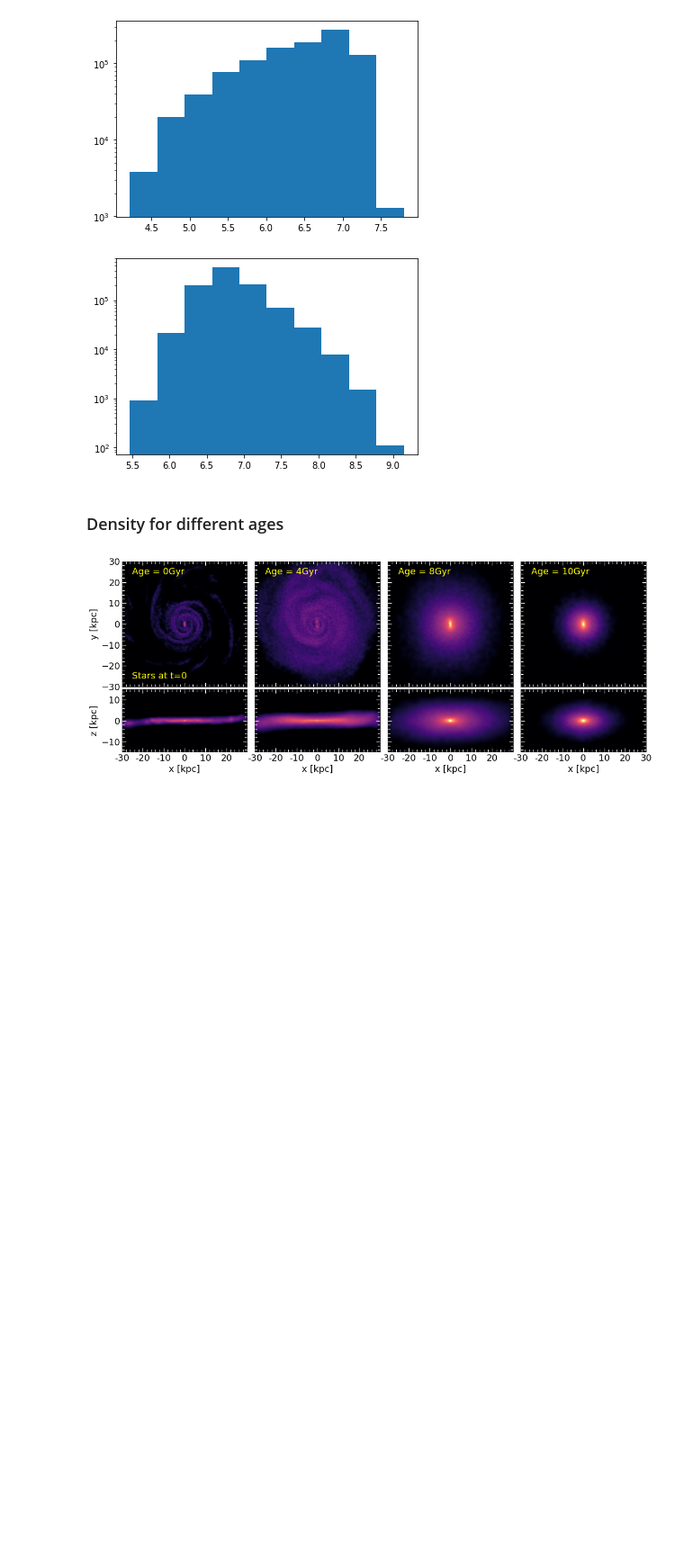
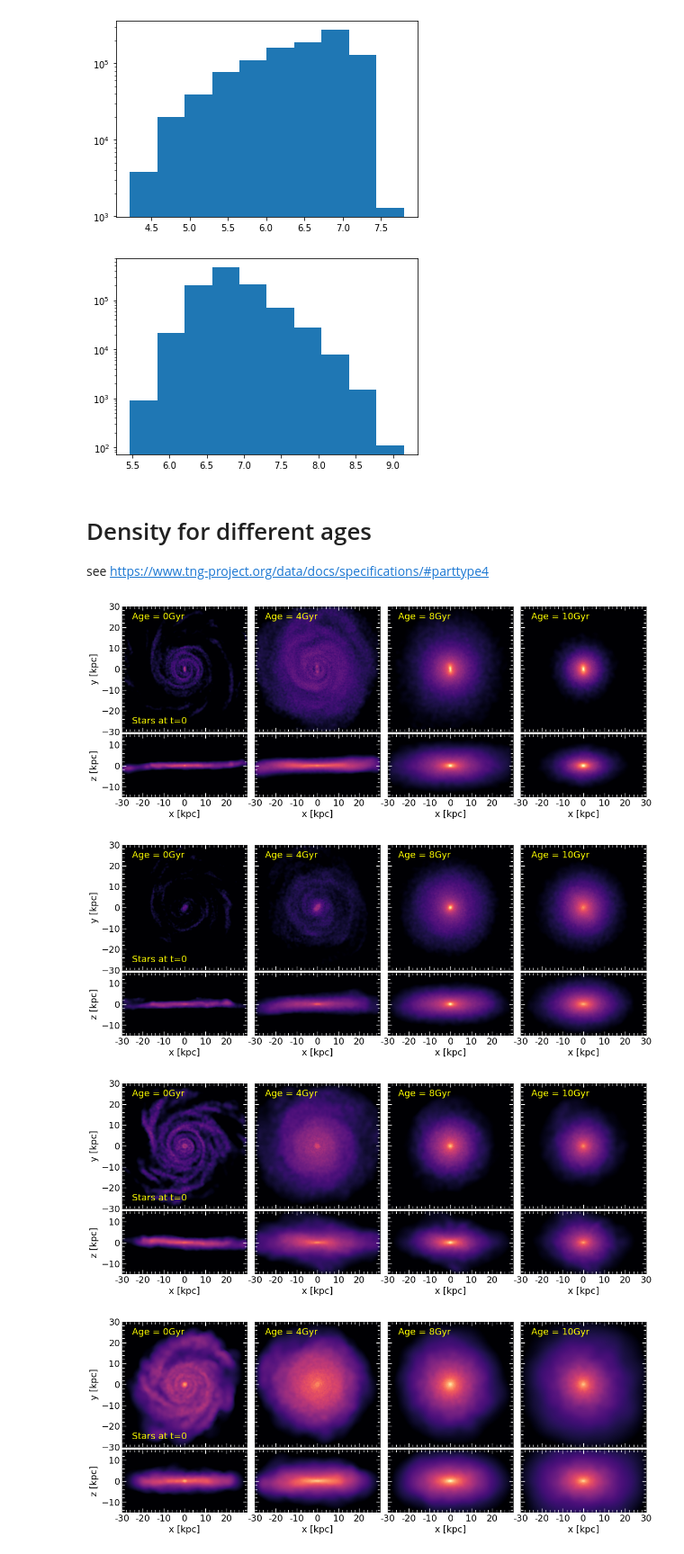
Before and after one commit to ornemarioni/gradients, a Jupyter notebook: programs/density_plots.ipynb, the cells around one changed output. Shown at 90% size. Cells and saved outputs as stored; diff of their text form; code cells hidden in the pictures; blank space fills up the shorter version.

```diff
--- a/programs/density_plots.ipynb
+++ b/programs/density_plots.ipynb
@@ -36,7 +39,7 @@ import matplotlib.patches as patches
 
 path = '/z/omarioni/gradients/_simulations/snap_127/'
 
-for j in subh_ind[7:8]:
+for j in subh_ind[:8]:
 
     snap = h5py.File(path + 'subhalo_'+str('%03d'%j)+'.h5py', 'r')
 
@@ -387,8 +390,9 @@ for j in subh_ind[7:8]:
 
     plt.show()
 
-    path2 = '/z/omarioni/gradients/_imagenes/mass_density/'
+    path2 = '../_imagenes/mass_density/'
     fig.savefig(path2 + 'subhalo_'+str('%03d'%j)+'.png', dpi = 100, xxbox_inches='tight')
 
     plt.close()
+    plt.clf()
 # %% [output]
@@ -545,7 +554,9 @@ rend2.histogram(log=True)
 # %% [output]
 [figure]
 # %% [markdown]
-### Density for different ages
+# Density for different ages
+
+see https://www.tng-project.org/data/docs/specifications/#parttype4
 # %%
 import matplotlib.pyplot as plt
 import h5py
@@ -557,7 +568,7 @@ import sphviewer as sph
 
 path = '/z/omarioni/gradients/_simulations/snap_127/'
 
-for j in subh_ind[:1]:
+for j in subh_ind[:8]:
 
     snap = h5py.File(path + 'subhalo_'+str('%03d'%j)+'.h5py', 'r')
 
@@ -573,25 +584,27 @@ for j in subh_ind[:1]:
     met  = snap['/Str/Metallicity'][()]
     sft  = snap['/Str/FormationTime'][()]
 
-    age_ = time.conv2(sft, h, Om_L, Om_M)
-    aa   = ~np.isnan(age_)
-    age_ = age_[aa]
-    age  = np.nanmax(age_) - age_
+    amask, = np.where(sft>0) #aca puede haber particulas con age<0, esas no son estrellas son gas cells.
+    ages = time.conv2(sft[amask], h, Om_L, Om_M) #transformo el tiempo de formacion de factor de escala a Gyr
+#     aa   = ~np.isnan(ages) # me quedo con los que no son nan --> este no haria falta porque no daria nan porque no hay negativos.
+    age  = np.max(ages) - ages #lo resto asi saco la edad de las particulas (inverso al tiempo de form)
 
-    FeH_ = met[:,8]/met[:,0]
-    FeH  = FeH_/0.0127
 
-    xstr = pstr[:,0]*aexp/h
-    ystr = pstr[:,1]*aexp/h
-    zstr = pstr[:,2]*aexp/h
+
+    FeH_ = met[amask,8]/met[amask,0] # Fe / H (hierro sobre hidrogeno)
+    FeH  = FeH_/0.0127 #para pasarlo a metalicidad solar (ver Illustris data)
+
+    xstr = pstr[amask,0] * aexp/h
+    ystr = pstr[amask,1] * aexp/h
+    zstr = pstr[amask,2] * aexp/h
     rstr = np.sqrt(xstr**2+ystr**2+zstr**2)
 
-    v_x = vstr[:,0] *np.sqrt(aexp)
-    v_y = vstr[:,1] *np.sqrt(aexp)
-    v_z = vstr[:,2] *np.sqrt(aexp)
+    v_x = vstr[amask,0] * np.sqrt(aexp)
+    v_y = vstr[amask,1] * np.sqrt(aexp)
+    v_z = vstr[amask,2] * np.sqrt(aexp)
 
     #----------------------masas----------------------------
-    mstr = mstr/h
+    mstr = mstr[amask] * 1e10/h
 
     veloc,=np.where(rstr < 3)
 
@@ -611,11 +624,6 @@ for j in subh_ind[:1]:
     zn_str = e3x*xstr + e3y*ystr + e3z*zstr
 
     Rstr = np.sqrt(xn_str**2 + yn_str**2)
-
-    mstr   = mstr[aa]
-    xn_str = xn_str[aa]
-    yn_str = yn_str[aa]
-    zn_str = zn_str[aa]
 
     pos_str  = np.ndarray([np.size(xn_str),3])
     pos_str[:,0] = xn_str
@@ -650,7 +658,7 @@ for j in subh_ind[:1]:
     #         npixel = 1000
     npixel = 1000
 
-    particles=sph.Particles(pos_str[corte,:][age_0,:],mstr[corte][age_0]*1e10,nb=nb1)
+    particles=sph.Particles(pos_str[corte,:][age_0,:],mstr[corte][age_0],nb=nb1)
     escena=sph.Scene(particles)
     escena.update_camera(r='infinity',x=0,y=0,z=0,extent=[-rl,rl,-rl,rl],xsize=npixel,ysize=npixel)
     rend0=sph.Render(escena)
@@ -674,7 +682,7 @@ for j in subh_ind[:1]:
     ax[0,0].tick_params('both', length=8, width=1.2,which='major', direction='in', right='on',top='on',color='w')
 
 
-    particles=sph.Particles(pos_str[corte,:][age_4,:],mstr[corte][age_4]*1e10,nb=nb1)
+    particles=sph.Particles(pos_str[corte,:][age_4,:],mstr[corte][age_4],nb=nb1)
     escena=sph.Scene(particles)
     escena.update_camera(r='infinity',x=0,y=0,z=0,extent=[-rl,rl,-rl,rl],xsize=npixel,ysize=npixel)
     rend0=sph.Render(escena)
@@ -697,7 +705,7 @@ for j in subh_ind[:1]:
     ax[0,1].tick_params('both', length=8, width=1.2,which='major', direction='in', right='on',top='on',color='w')
 
 
-    particles=sph.Particles(pos_str[corte,:][age_8,:],mstr[corte][age_8]*1e10,nb=nb1)
+    particles=sph.Particles(pos_str[corte,:][age_8,:],mstr[corte][age_8],nb=nb1)
     escena=sph.Scene(particles)
     escena.update_camera(r='infinity',x=0,y=0,z=0,extent=[-rl,rl,-rl,rl],xsize=npixel,ysize=npixel)
     rend0=sph.Render(escena)
@@ -720,7 +728,7 @@ for j in subh_ind[:1]:
     ax[0,2].tick_params('both', length=8, width=1.2,which='major', direction='in', right='on',top='on',color='w')
 
 
-    particles=sph.Particles(pos_str[corte,:][age_10,:],mstr[corte][age_10]*1e10,nb=nb1)
+    particles=sph.Particles(pos_str[corte,:][age_10,:],mstr[corte][age_10],nb=nb1)
     escena=sph.Scene(particles)
     escena.update_camera(r='infinity',x=0,y=0,z=0,extent=[-rl,rl,-rl,rl],xsize=npixel,ysize=npixel)
     rend0=sph.Render(escena)
@@ -743,7 +751,7 @@ for j in subh_ind[:1]:
     ax[0,3].tick_params('both', length=8, width=1.2,which='major', direction='in', right='on',top='on',color='w')
 
     #--------------------------------------
-    particles=sph.Particles(pos_str[corte,:][age_0,:],mstr[corte][age_0]*1e10,nb=nb1)
+    particles=sph.Particles(pos_str[corte,:][age_0,:],mstr[corte][age_0],nb=nb1)
     escena=sph.Scene(particles)
     escena.update_camera(r='infinity',x=0,y=0,z=0,extent=[-rl,rl,-rl,rl], t=90, xsize=npixel,ysize=npixel)
     rend=sph.Render(escena)
@@ -767,7 +775,7 @@ for j in subh_ind[:1]:
     ax[1,0].tick_params('both', length=8, width=1.2,which='major', direction='in', right='on',top='on',color='w')
 
 
-    particles=sph.Particles(pos_str[corte,:][age_4,:],mstr[corte][age_4]*1e10,nb=nb1)
+    particles=sph.Particles(pos_str[corte,:][age_4,:],mstr[corte][age_4],nb=nb1)
     escena=sph.Scene(particles)
     escena.update_camera(r='infinity',x=0,y=0,z=0,extent=[-rl,rl,-rl,rl], t=90, xsize=npixel,ysize=npixel)
     rend=sph.Render(escena)
@@ -790,7 +798,7 @@ for j in subh_ind[:1]:
     ax[1,1].tick_params('both', length=8, width=1.2,which='major', direction='in', right='on',top='on',color='w')
 
 
-    particles=sph.Particles(pos_str[corte,:][age_8,:],mstr[corte][age_8]*1e10,nb=nb1)
+    particles=sph.Particles(pos_str[corte,:][age_8,:],mstr[corte][age_8],nb=nb1)
     escena=sph.Scene(particles)
     escena.update_camera(r='infinity',x=0,y=0,z=0,extent=[-rl,rl,-rl,rl], t=90, xsize=npixel,ysize=npixel)
     rend=sph.Render(escena)
@@ -811,33 +819,36 @@ for j in subh_ind[:1]:
     ax[1,2].tick_params( labelsize=18)
     ax[1,2].tick_params('both', length=5, width=1.2,which='minor', direction='in', right='on',top='on',color='w')
     ax[1,2].tick_params('both', length=8, width=1.2,which='major', direction='in', right='on',top='on',color='w')
 
 
-    particles=sph.Particles(pos_str[corte,:][age_10,:],mstr[corte][age_10]*1e10,nb=nb1)
+    particles=sph.Particles(pos_str[corte,:][age_10,:],mstr[corte][age_10],nb=nb1)
     escena=sph.Scene(particles)
     escena.update_camera(r='infinity',x=0,y=0,z=0,extent=[-rl,rl,-rl,rl], t=90, xsize=npixel,ysize=npixel)
     rend=sph.Render(escena)
     extent=escena.get_extent()
     rend.set_logscale()
 
     ax[1,3].imshow(rend.get_image(),extent=extent,origin='lower',cmap=cmap, vmin=vmin, vmax= vmax)
     ax[1,3].set_xlim(-30,30)
     ax[1,3].set_ylim(-15,15)
     #     ax[1,2].set_xticks([])
     ax[1,3].set_xticks([-30,-20,-10,0,10,20,30])
     ax[1,3].set_xticklabels([-30,-20,-10,0,10,20,30])
     ax[1,3].set_yticklabels([])
     ax[1,3].set_xlabel('x [kpc]',fontsize=18)
 #     ax[1,2].set_ylabel('z [kpc]',fontsize=15)
 #     ax[1,2].set_title('XZ', loc='center', fontsize=18)
     ax[1,3].minorticks_on()
     ax[1,3].tick_params( labelsize=18)
     ax[1,3].tick_params('both', length=5, width=1.2,which='minor', direction='in', right='on',top='on',color='w')
     ax[1,3].tick_params('both', length=8, width=1.2,which='major', direction='in', right='on',top='on',color='w')
 
-    path2 = '/z/omarioni/gradients/_imagenes/ages_stars/'
-    fig.savefig(path2 + 'starages_sh'+str('%03d'%j)+'.pdf', dpi = 100, xxbox_inches='tight')
+    path2 = '../_imagenes/ages_stars/'
+    fig.savefig(path2 + 'starages_sh_'+str('%03d'%j)+'.png', dpi = 100, xxbox_inches='tight')
 
     plt.show()
 # %% [output]
 [figure]
+[figure, added]
+[figure, added]
+[figure, added]
```
Also changed, not shown: parts of 10 cells of this notebook, 3 other files.
